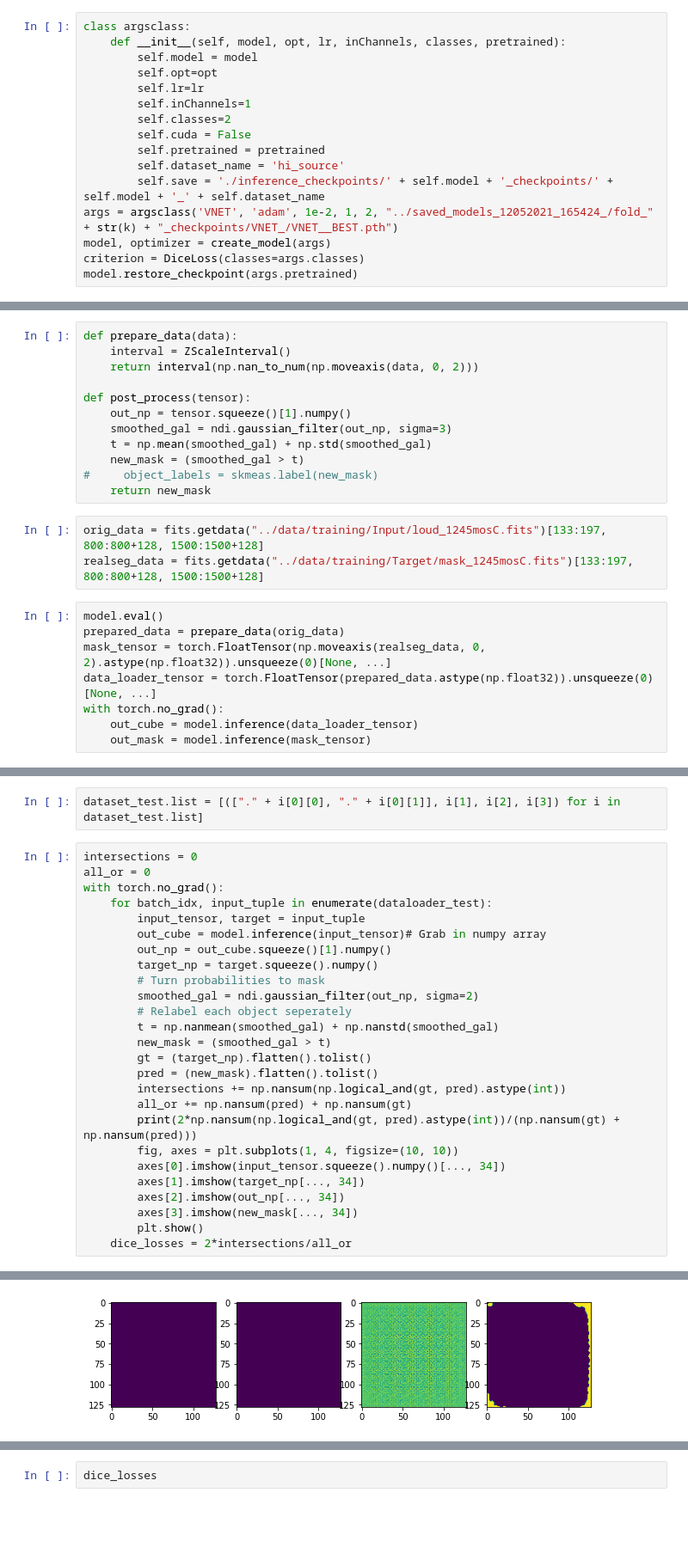
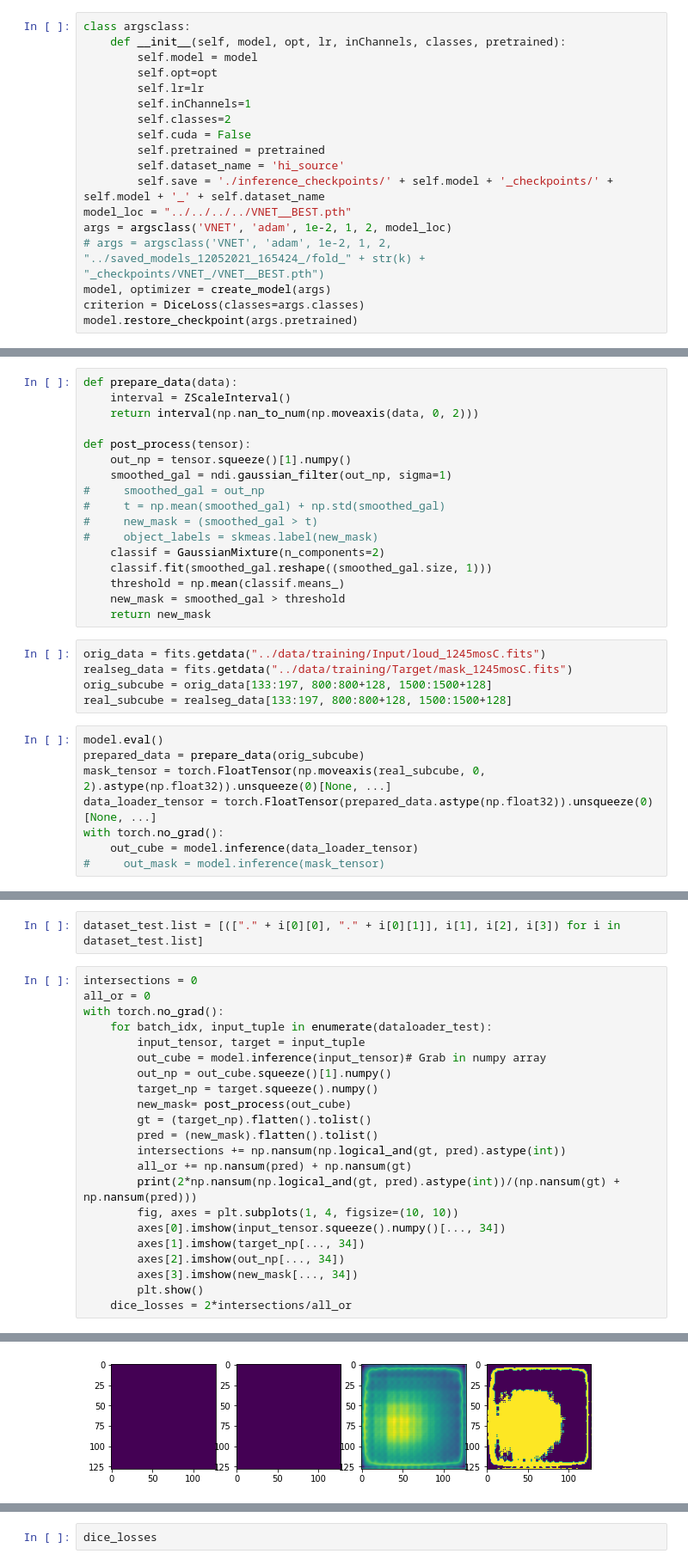
Before and after one commit to Jbarkai/HISourceFinder, a Jupyter notebook: notebooks/Inference.ipynb, the cells around one changed output, grey strips where cells are left out. Shown at 86% size. Saved outputs shown, nothing was run; the diff lists cells and outputs as text; blank space fills up the shorter version.

```diff
--- a/notebooks/Inference.ipynb
+++ b/notebooks/Inference.ipynb
@@ -104,7 +93,9 @@ class argsclass:
         self.pretrained = pretrained
         self.dataset_name = 'hi_source'
         self.save = './inference_checkpoints/' + self.model + '_checkpoints/' + self.model + '_' + self.dataset_name
-args = argsclass('VNET', 'adam', 1e-2, 1, 2, "../saved_models_12052021_165424_/fold_" + str(k) + "_checkpoints/VNET_/VNET__BEST.pth")
+model_loc = "../../../../VNET__BEST.pth"
+args = argsclass('VNET', 'adam', 1e-2, 1, 2, model_loc)
+# args = argsclass('VNET', 'adam', 1e-2, 1, 2, "../saved_models_12052021_165424_/fold_" + str(k) + "_checkpoints/VNET_/VNET__BEST.pth")
 model, optimizer = create_model(args)
 criterion = DiceLoss(classes=args.classes)
 model.restore_checkpoint(args.pretrained)
@@ -147,21 +138,28 @@ def prepare_data(data):
 
 def post_process(tensor):
     out_np = tensor.squeeze()[1].numpy()
-    smoothed_gal = ndi.gaussian_filter(out_np, sigma=3)
-    t = np.mean(smoothed_gal) + np.std(smoothed_gal)
-    new_mask = (smoothed_gal > t)
+    smoothed_gal = ndi.gaussian_filter(out_np, sigma=1)
+#     smoothed_gal = out_np
+#     t = np.mean(smoothed_gal) + np.std(smoothed_gal)
+#     new_mask = (smoothed_gal > t)
 #     object_labels = skmeas.label(new_mask)
+    classif = GaussianMixture(n_components=2)
+    classif.fit(smoothed_gal.reshape((smoothed_gal.size, 1)))
+    threshold = np.mean(classif.means_)
+    new_mask = smoothed_gal > threshold
     return new_mask
 # %%
-orig_data = fits.getdata("../data/training/Input/loud_1245mosC.fits")[133:197, 800:800+128, 1500:1500+128]
-realseg_data = fits.getdata("../data/training/Target/mask_1245mosC.fits")[133:197, 800:800+128, 1500:1500+128]
+orig_data = fits.getdata("../data/training/Input/loud_1245mosC.fits")
+realseg_data = fits.getdata("../data/training/Target/mask_1245mosC.fits")
+orig_subcube = orig_data[133:197, 800:800+128, 1500:1500+128]
+real_subcube = realseg_data[133:197, 800:800+128, 1500:1500+128]
 # %%
 model.eval()
-prepared_data = prepare_data(orig_data)
-mask_tensor = torch.FloatTensor(np.moveaxis(realseg_data, 0, 2).astype(np.float32)).unsqueeze(0)[None, ...]
+prepared_data = prepare_data(orig_subcube)
+mask_tensor = torch.FloatTensor(np.moveaxis(real_subcube, 0, 2).astype(np.float32)).unsqueeze(0)[None, ...]
 data_loader_tensor = torch.FloatTensor(prepared_data.astype(np.float32)).unsqueeze(0)[None, ...]
 with torch.no_grad():
     out_cube = model.inference(data_loader_tensor)
-    out_mask = model.inference(mask_tensor)
+#     out_mask = model.inference(mask_tensor)
 # %%
 object_labels = post_process(out_cube)
@@ -233,30 +227,26 @@ dataset_test.list = [(["." + i[0][0], "." + i[0][1]], i[1], i[2], i[3]) for i in
 # %%
 intersections = 0
 all_or = 0
 with torch.no_grad():
     for batch_idx, input_tuple in enumerate(dataloader_test):
         input_tensor, target = input_tuple
         out_cube = model.inference(input_tensor)# Grab in numpy array
         out_np = out_cube.squeeze()[1].numpy()
         target_np = target.squeeze().numpy()
-        # Turn probabilities to mask
-        smoothed_gal = ndi.gaussian_filter(out_np, sigma=2)
-        # Relabel each object seperately
-        t = np.nanmean(smoothed_gal) + np.nanstd(smoothed_gal)
-        new_mask = (smoothed_gal > t)
+        new_mask= post_process(out_cube)
         gt = (target_np).flatten().tolist()
         pred = (new_mask).flatten().tolist()
         intersections += np.nansum(np.logical_and(gt, pred).astype(int))
         all_or += np.nansum(pred) + np.nansum(gt)
         print(2*np.nansum(np.logical_and(gt, pred).astype(int))/(np.nansum(gt) + np.nansum(pred)))
         fig, axes = plt.subplots(1, 4, figsize=(10, 10))
         axes[0].imshow(input_tensor.squeeze().numpy()[..., 34])
         axes[1].imshow(target_np[..., 34])
         axes[2].imshow(out_np[..., 34])
         axes[3].imshow(new_mask[..., 34])
         plt.show()
     dice_losses = 2*intersections/all_or
 # %% [output]
 0.0
-[figure, old version]
+[figure, new version]
 0.0
```
Also changed, not shown: parts of 21 cells of this notebook.
